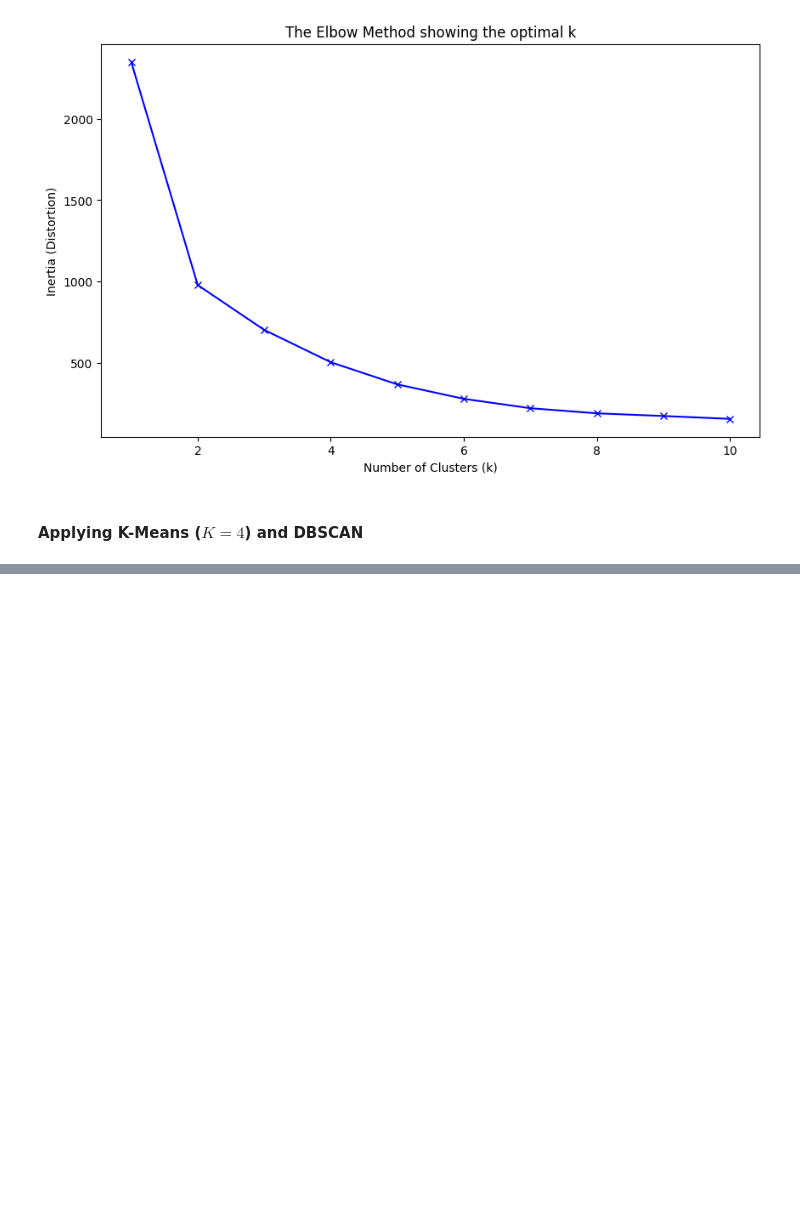
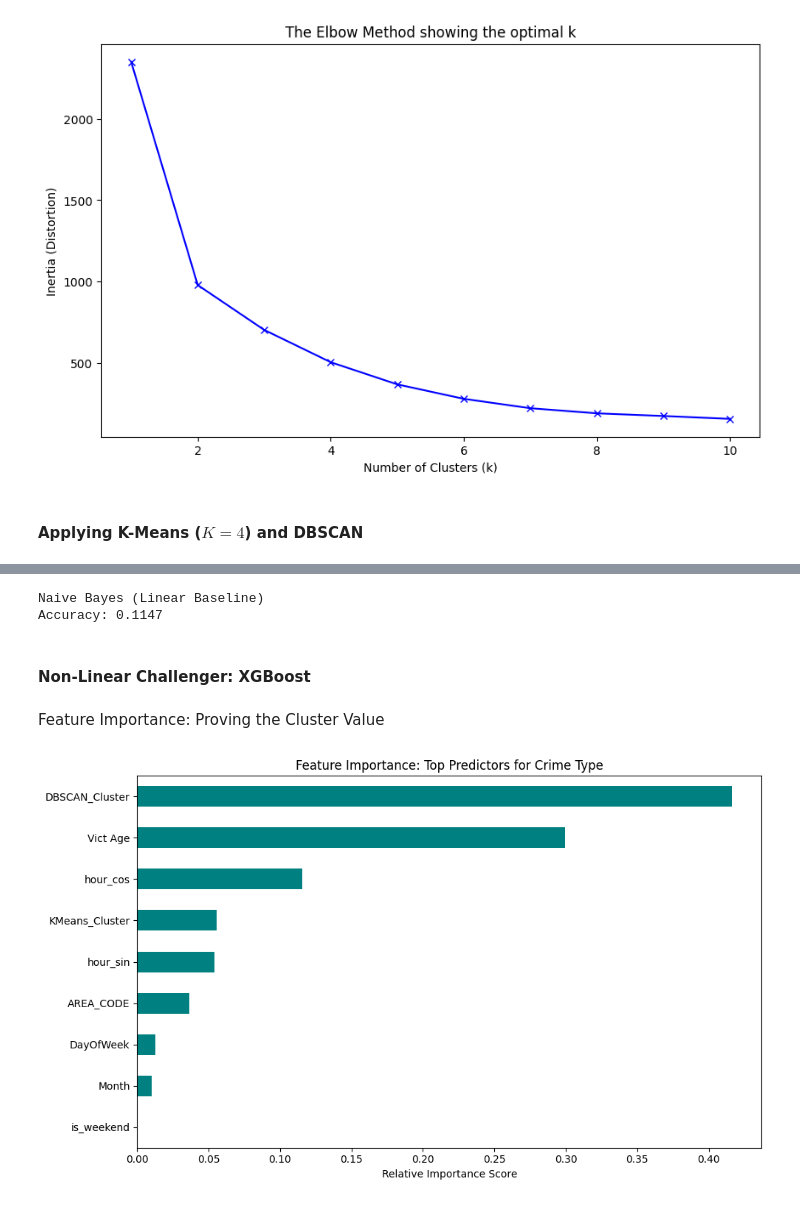
Before and after one commit to Arya1912/Capstone-LAPDCrimeData, a Jupyter notebook: CodeCrimeData.ipynb, the cells around one changed output, grey strips where cells are left out. Drawn from its saved outputs; the diff is of its cells as text; code cells hidden in the pictures; blank space fills up the shorter version.

```diff
--- a/CodeCrimeData.ipynb
+++ b/CodeCrimeData.ipynb
@@ -279,0 +381,47 @@ print(f"DBSCAN hotspots discovered: {n_clusters_dbscan}")
+# %%
+from sklearn.naive_bayes import GaussianNB
+from sklearn.metrics import accuracy_score, classification_report
+
+nb_model = GaussianNB()
+nb_model.fit(X_train, y_train)
+nb_preds = nb_model.predict(X_test)
+
+print("Naive Bayes (Linear Baseline)")
+print(f"Accuracy: {accuracy_score(y_test, nb_preds):.4f}")
+# %% [output]
+Naive Bayes (Linear Baseline)
+Accuracy: 0.1147
+# %% [markdown]
+#### Non-Linear Challenger: XGBoost
+# %%
+import xgboost as xgb
+
+xgb_model = xgb.XGBClassifier(
+    n_estimators=50,           # Reduced from 100 to 50 for speed
+    max_depth=4,                # Shallower trees for faster training
+    learning_rate=0.2,
+    tree_method='hist',         # Essential for large datasets
+    n_jobs=-1,                  # Use ALL available CPU cores
+    random_state=42,
+    objective='multi:softprob'
+)
+
+# This should now finish in a few minutes
+xgb_model.fit(X_train, y_train)
+xgb_preds = xgb_model.predict(X_test)
+# %% [markdown]
+Feature Importance: Proving the Cluster Value
+# %%
+import matplotlib.pyplot as plt
+import seaborn as sns
+import pandas as pd
+
+plt.figure(figsize=(10, 6))
+feat_importances = pd.Series(xgb_model.feature_importances_, index=features)
+feat_importances.nlargest(10).sort_values().plot(kind='barh', color='teal')
+plt.title('Feature Importance: Top Predictors for Crime Type')
+plt.xlabel('Relative Importance Score')
+plt.tight_layout()
+plt.show()
+# %% [output]
+[figure, added]
```
Also changed, not shown: parts of 33 cells of this notebook.
